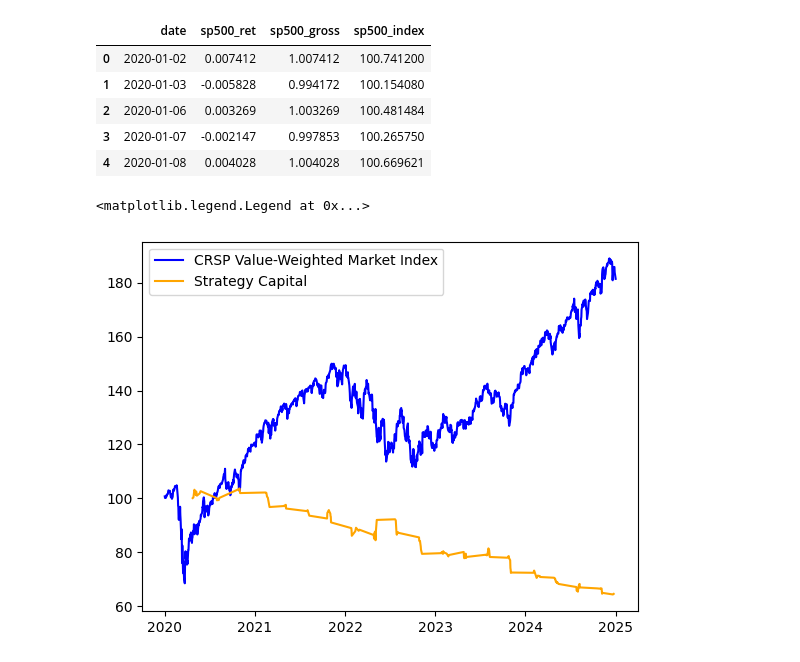
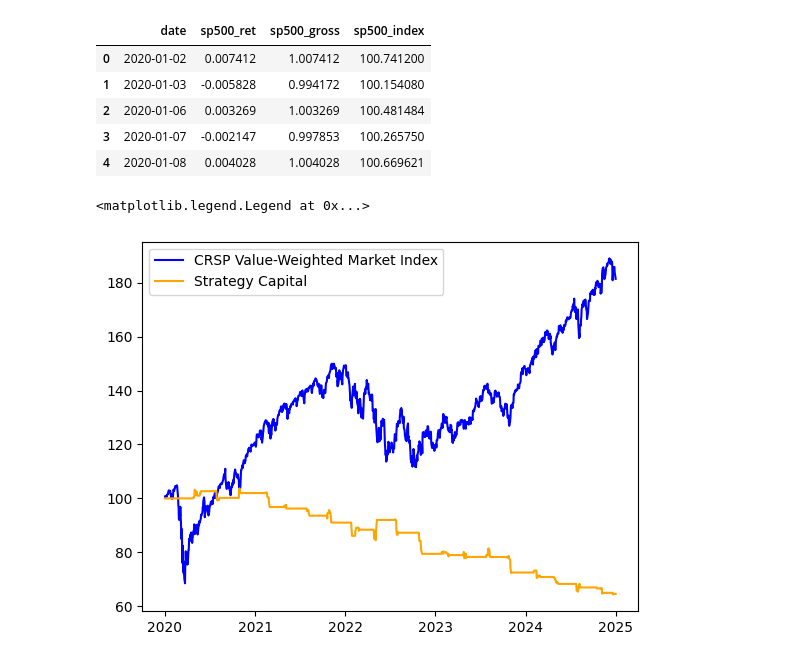
Before and after one commit to YiqiSun1/Claude-generated-CEO-stress-feature-and-stock-abnormal-return, a Jupyter notebook: backtesting/backtest.ipynb, the cells around one changed output. Drawn from its saved outputs; the diff is of its cells as text; code cells hidden in the pictures.

```diff
--- a/backtesting/backtest.ipynb
+++ b/backtesting/backtest.ipynb
@@ -7,7 +7,7 @@ import pandas as pd
 # %%
 import numpy as np
 # %%
-df = pd.read_csv('../Data/new_new_new_car_1_with_fundamental.csv')
+df = pd.read_csv('../Data/car_1_with_fundamental.csv')
 # %%
 df.shape
 # %% [output]
@@ -724,7 +601,5 @@ daily_full = calendar.merge(
 
 daily_full['total_ret'] = daily_full['total_ret'].fillna(0)
 daily_full['gross'] = 1 + daily_full['total_ret']
-daily_full['ending_capital'] = initial_capital * daily_full['gross'].cumprod()
-daily_full['starting_capital'] = daily_full['ending_capital'].shift(1, fill_value=initial_capital)
-
-daily_full.head()
+daily_full['growth'] = daily_full['gross'].cumprod()
+daily_full['index'] = 100 * daily_full['growth']
@@ -795,8 +645,8 @@ sp500_daily.head()
 | 4 | 2020-01-08 | 0.004028 | 1.004028 | 100.669621 |
 # %%
 plt.plot(sp500_daily['date'], sp500_daily['sp500_index'], label='CRSP Value-Weighted Market Index', color='blue')
-plt.plot(daily_series['date'], daily_series['index'], label='Strategy Capital', color='orange')
+plt.plot(daily_full['date'], daily_full['index'], label='Strategy Capital', color='orange')
 plt.legend()
 # %% [output]
 <matplotlib.legend.Legend at 0x...>
-[figure, old version]
+[figure, new version]
```
Also changed, not shown: parts of 30 cells of this notebook.
